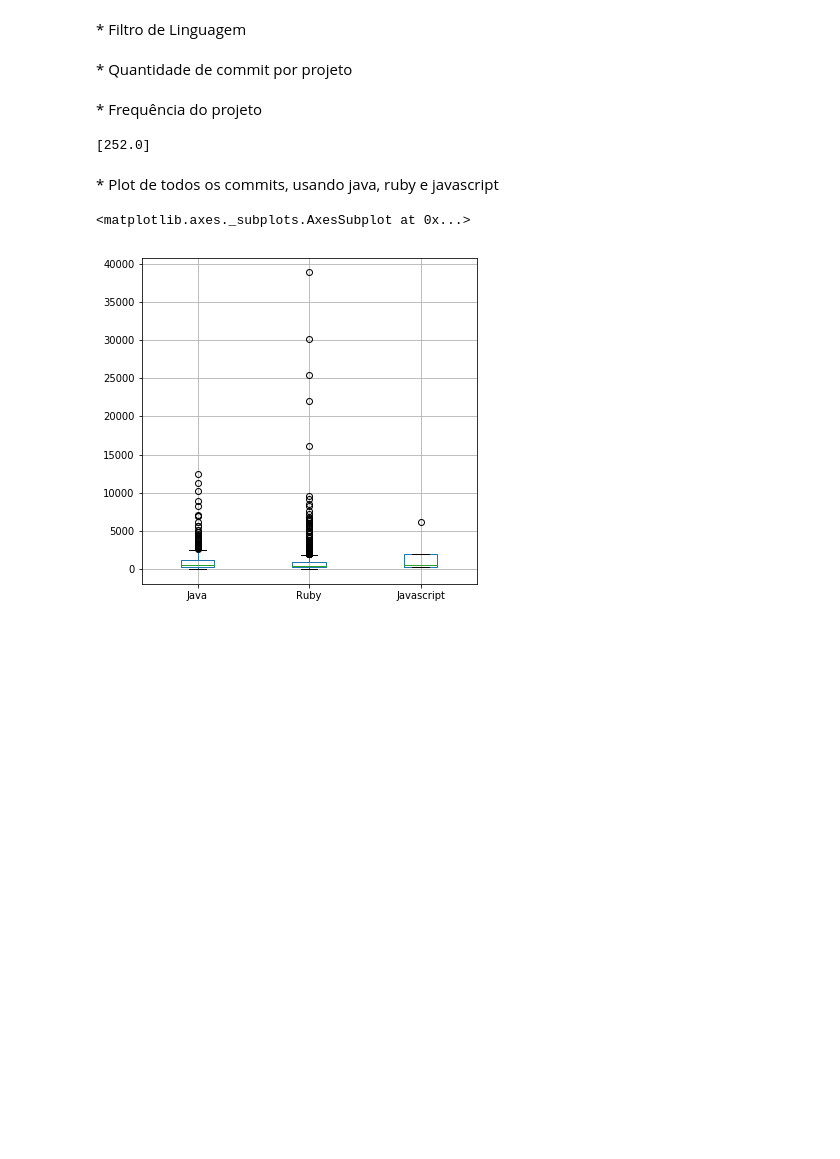
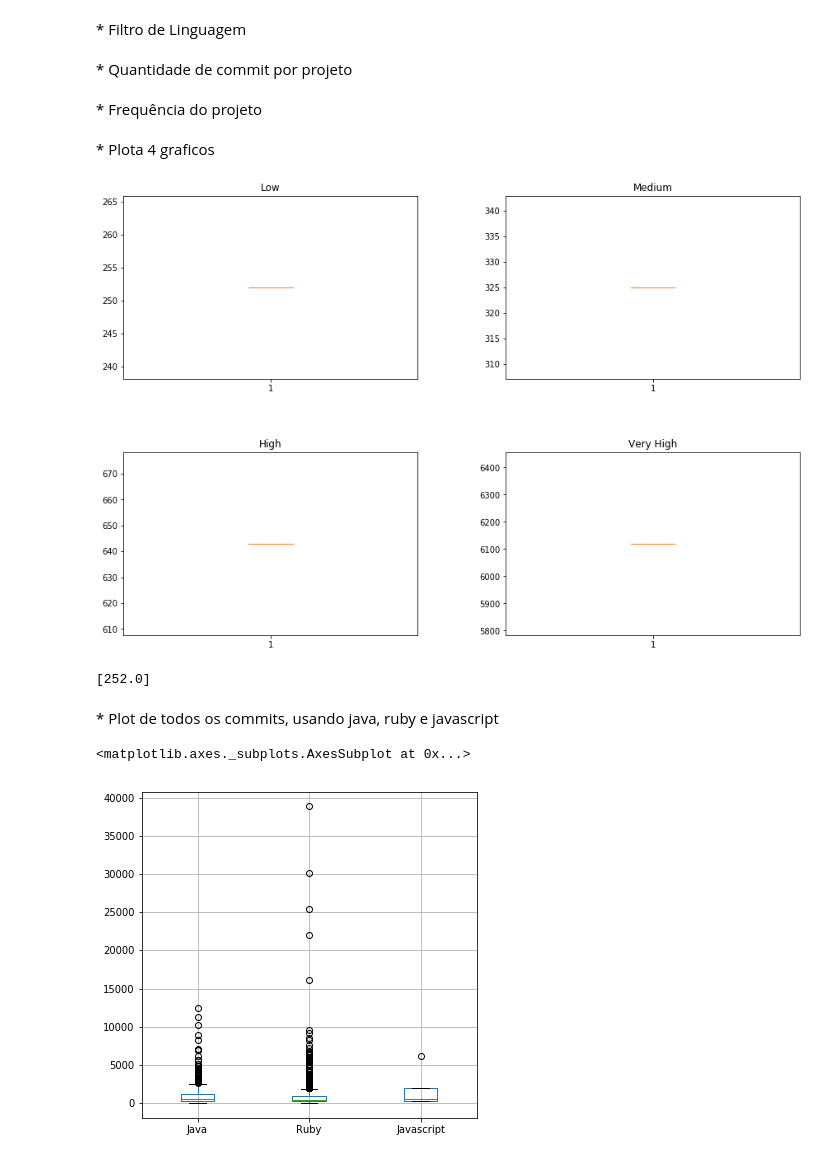
Before and after one commit to wagnernegrao/ci-analysis, a Jupyter notebook: ci_analysis.ipynb, the cells around one changed output. Cells and saved outputs as stored; diff of their text form; code cells hidden in the pictures; blank space fills up the shorter version.

Commit message:
plotagem por linguagem

```diff
--- a/ci_analysis.ipynb
+++ b/ci_analysis.ipynb
@@ -103,3 +103,6 @@ def project_frequency(list_commit, list_project):
             veryHigh_frequency.append(list_commit[i])
 
     return(low_frequency, medium_frequency, high_frequency, veryHigh_frequency)
+# %% [markdown]
+<font size = 4/>
+* Plota 4 graficos
@@ -125,3 +147,8 @@ for i in range(len(commit_project)):
+# %%
+low, medium, high, veryHigh = project_frequency(commit_project[2], project_name[2])
+plot(low, medium, high, veryHigh)
+# %% [output]
+[figure, added]
 # %%
 # %% [output]
 [252.0]
```
Also changed, not shown: parts of 3 cells of this notebook.
